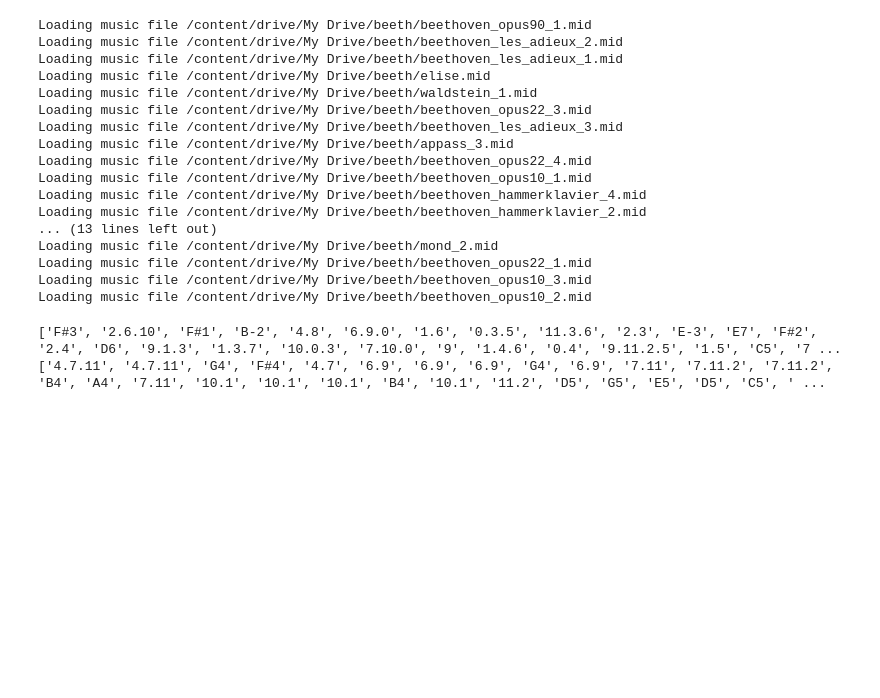
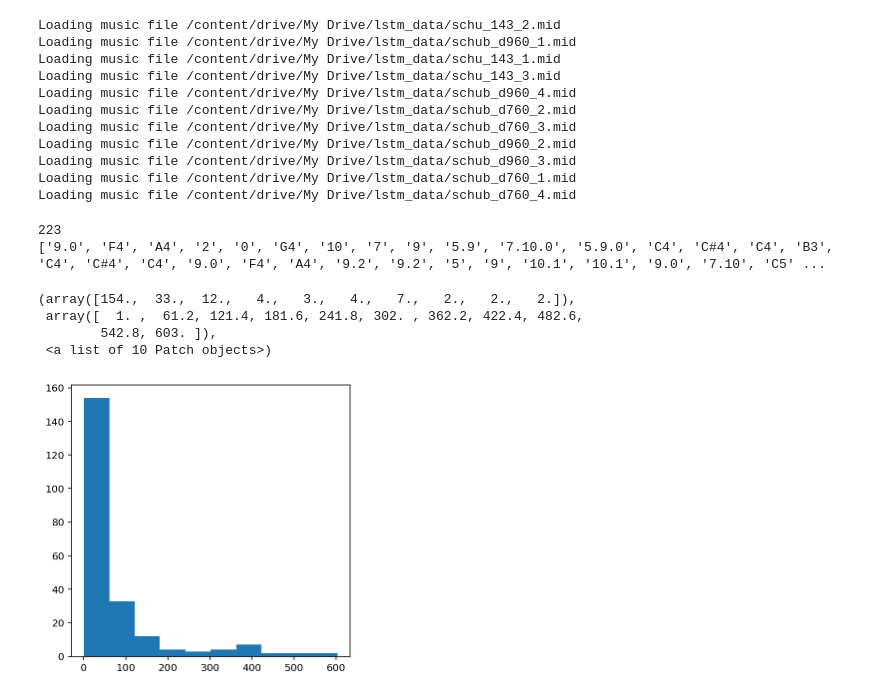
Before and after one commit to rj7shakya/music_composition, a Jupyter notebook: music_lstm.ipynb, the cells around one changed output. Saved outputs shown, nothing was run; the diff lists cells and outputs as text; code cells hidden in the pictures; blank space fills up the shorter version.

```diff
--- a/music_lstm.ipynb
+++ b/music_lstm.ipynb
@@ -45,29 +38,23 @@ def read_midi(file):
 # %%
 import os
 import numpy as np
-path='/content/drive/My Drive/beeth/'
+path='/content/drive/My Drive/lstm_data/'
 
 files=[i for i in os.listdir(path) if i.endswith(".mid")]
 
 notes_array = np.array([read_midi(path+i) for i in files])
 # %% [output]
-Loading music file /content/drive/My Drive/beeth/beethoven_opus90_1.mid
-Loading music file /content/drive/My Drive/beeth/beethoven_les_adieux_2.mid
-Loading music file /content/drive/My Drive/beeth/beethoven_les_adieux_1.mid
-Loading music file /content/drive/My Drive/beeth/elise.mid
-Loading music file /content/drive/My Drive/beeth/waldstein_1.mid
-Loading music file /content/drive/My Drive/beeth/beethoven_opus22_3.mid
-Loading music file /content/drive/My Drive/beeth/beethoven_les_adieux_3.mid
-Loading music file /content/drive/My Drive/beeth/appass_3.mid
-Loading music file /content/drive/My Drive/beeth/beethoven_opus22_4.mid
-Loading music file /content/drive/My Drive/beeth/beethoven_opus10_1.mid
-Loading music file /content/drive/My Drive/beeth/beethoven_hammerklavier_4.mid
-Loading music file /content/drive/My Drive/beeth/beethoven_hammerklavier_2.mid
-... (13 lines left out)
-Loading music file /content/drive/My Drive/beeth/mond_2.mid
-Loading music file /content/drive/My Drive/beeth/beethoven_opus22_1.mid
-Loading music file /content/drive/My Drive/beeth/beethoven_opus10_3.mid
-Loading music file /content/drive/My Drive/beeth/beethoven_opus10_2.mid
+Loading music file /content/drive/My Drive/lstm_data/schu_143_2.mid
+Loading music file /content/drive/My Drive/lstm_data/schub_d960_1.mid
+Loading music file /content/drive/My Drive/lstm_data/schu_143_1.mid
+Loading music file /content/drive/My Drive/lstm_data/schu_143_3.mid
+Loading music file /content/drive/My Drive/lstm_data/schub_d960_4.mid
+Loading music file /content/drive/My Drive/lstm_data/schub_d760_2.mid
+Loading music file /content/drive/My Drive/lstm_data/schub_d760_3.mid
+Loading music file /content/drive/My Drive/lstm_data/schub_d960_2.mid
+Loading music file /content/drive/My Drive/lstm_data/schub_d960_3.mid
+Loading music file /content/drive/My Drive/lstm_data/schub_d760_1.mid
+Loading music file /content/drive/My Drive/lstm_data/schub_d760_4.mid
 # %%
 notes_ = [element for note_ in notes_array for element in note_]
 
@@ -77,11 +64,34 @@ pitches = unique_notes
 vocab_length = len(pitches)
 number_notes = len(notes_)
 
-print(pitches)
+print(len(pitches)) #vocal_length
 print(notes_)
 # %% [output]
-['F#3', '2.6.10', 'F#1', 'B-2', '4.8', '6.9.0', '1.6', '0.3.5', '11.3.6', '2.3', 'E-3', 'E7', 'F#2', '2.4', 'D6', '9.1.3', '1.3.7', '10.0.3', '7.10.0', '9', '1.4.6', '0.4', '9.11.2.5', '1.5', 'C5', '7 ...
-['4.7.11', '4.7.11', 'G4', 'F#4', '4.7', '6.9', '6.9', '6.9', 'G4', '6.9', '7.11', '7.11.2', '7.11.2', 'B4', 'A4', '7.11', '10.1', '10.1', '10.1', 'B4', '10.1', '11.2', 'D5', 'G5', 'E5', 'D5', 'C5', ' ...
+223
+['9.0', 'F4', 'A4', '2', '0', 'G4', '10', '7', '9', '5.9', '7.10.0', '5.9.0', 'C4', 'C#4', 'C4', 'B3', 'C4', 'C#4', 'C4', '9.0', 'F4', 'A4', '9.2', '9.2', '5', '9', '10.1', '10.1', '9.0', '7.10', 'C5' ...
+# %%
+from collections import Counter
+
+#computing frequency of each note
+freq = dict(Counter(notes_))
+
+#library for visualiation
+import matplotlib.pyplot as plt
+
+#consider only the frequencies
+no=[count for _,count in freq.items()]
+
+#set the figure size
+plt.figure(figsize=(5,5))
+
+#plot
+plt.hist(no)
+# %% [output]
+(array([154.,  33.,  12.,   4.,   3.,   4.,   7.,   2.,   2.,   2.]),
+ array([  1. ,  61.2, 121.4, 181.6, 241.8, 302. , 362.2, 422.4, 482.6,
+        542.8, 603. ]),
+ <a list of 10 Patch objects>)
+[figure, added]
 # %%
 note_dict = dict()
 for i, note in enumerate(pitches):
```
Also changed, not shown: parts of 9 cells of this notebook.
